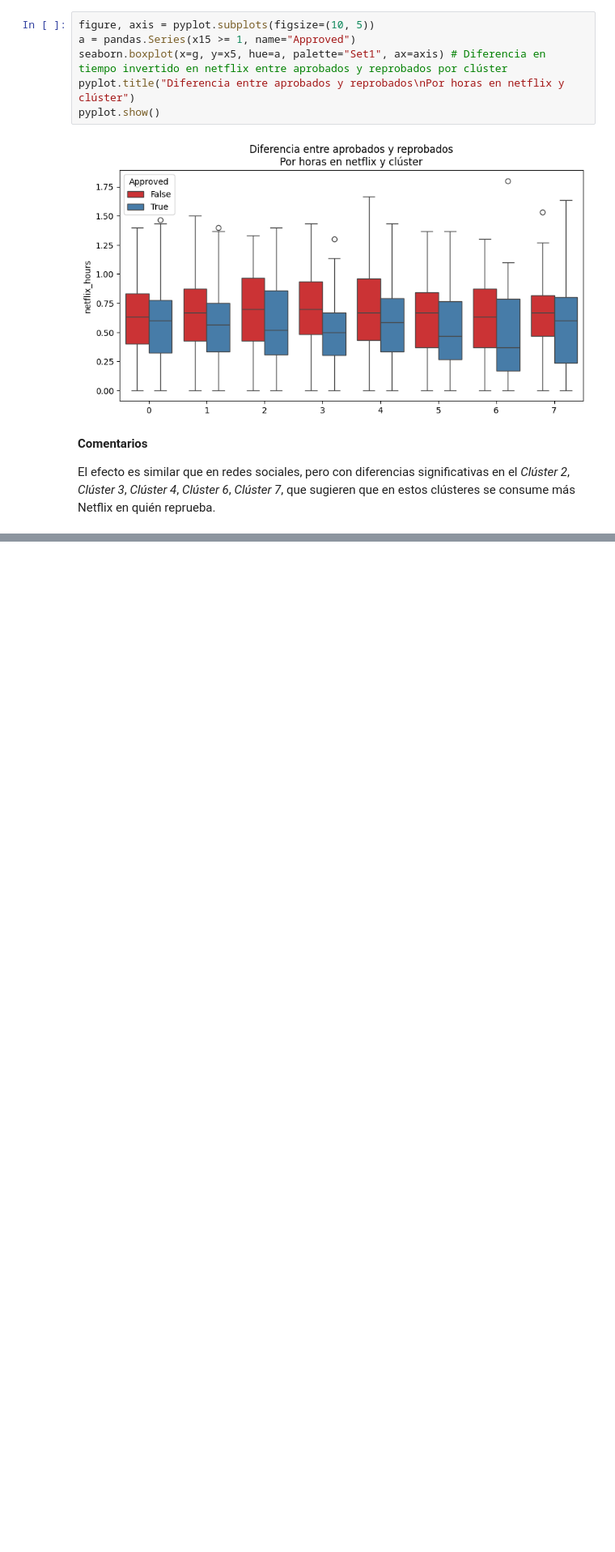
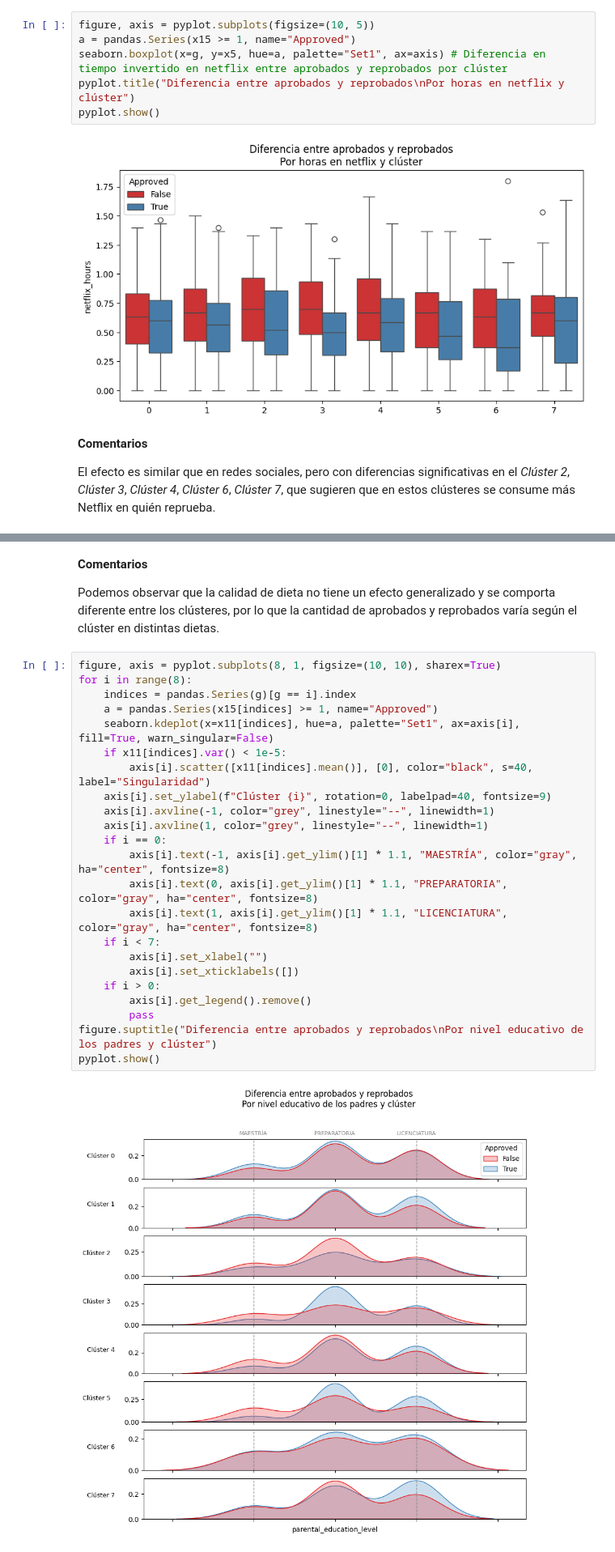
Before and after one commit to dragonnomada/ciencia-datos-intermedio-consar-2025, a Jupyter notebook: sesion08/s801.ipynb, the cells around one changed output, grey strips where cells are left out. Shown at 81% size. Cells and saved outputs as stored; diff of their text form; blank space fills up the shorter version.

```diff
--- a/sesion08/s801.ipynb
+++ b/sesion08/s801.ipynb
@@ -367,0 +456,29 @@ El efecto es similar que en redes sociales, pero con diferencias significativas
+# %% [markdown]
+**Comentarios**
+
+Podemos observar que la calidad de dieta no tiene un efecto generalizado y se comporta diferente entre los clústeres, por lo que la cantidad de aprobados y reprobados varía según el clúster en distintas dietas.
+# %%
+figure, axis = pyplot.subplots(8, 1, figsize=(10, 10), sharex=True)
+for i in range(8):
+    indices = pandas.Series(g)[g == i].index
+    a = pandas.Series(x15[indices] >= 1, name="Approved")
+    seaborn.kdeplot(x=x11[indices], hue=a, palette="Set1", ax=axis[i], fill=True, warn_singular=False)
+    if x11[indices].var() < 1e-5:
+        axis[i].scatter([x11[indices].mean()], [0], color="black", s=40, label="Singularidad")
+    axis[i].set_ylabel(f"Clúster {i}", rotation=0, labelpad=40, fontsize=9)
+    axis[i].axvline(-1, color="grey", linestyle="--", linewidth=1)
+    axis[i].axvline(1, color="grey", linestyle="--", linewidth=1)
+    if i == 0:
+        axis[i].text(-1, axis[i].get_ylim()[1] * 1.1, "MAESTRÍA", color="gray", ha="center", fontsize=8)
+        axis[i].text(0, axis[i].get_ylim()[1] * 1.1, "PREPARATORIA", color="gray", ha="center", fontsize=8)
+        axis[i].text(1, axis[i].get_ylim()[1] * 1.1, "LICENCIATURA", color="gray", ha="center", fontsize=8)
+    if i < 7:
+        axis[i].set_xlabel("")
+        axis[i].set_xticklabels([])
+    if i > 0:
+        axis[i].get_legend().remove()
+        pass
+figure.suptitle("Diferencia entre aprobados y reprobados\nPor nivel educativo de los padres y clúster")
+pyplot.show()
+# %% [output]
+[figure, added]
```
Also changed, not shown: parts of 11 cells of this notebook.
